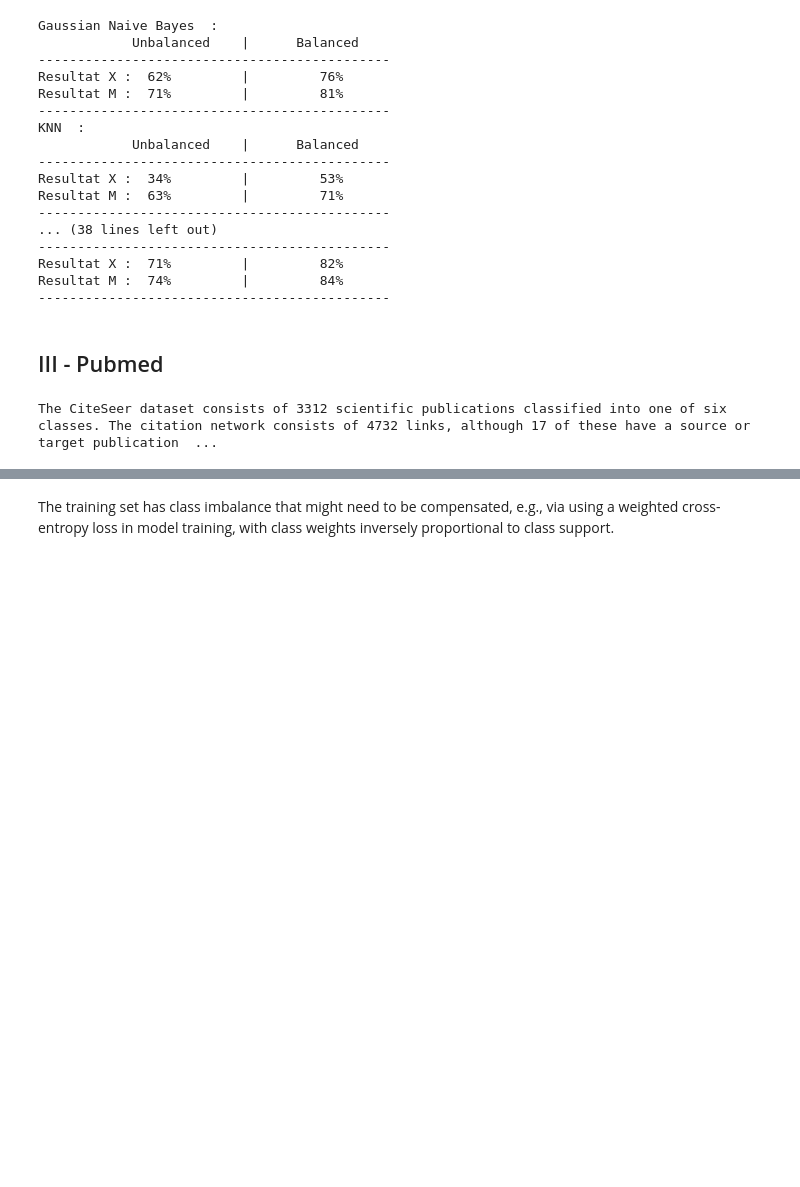
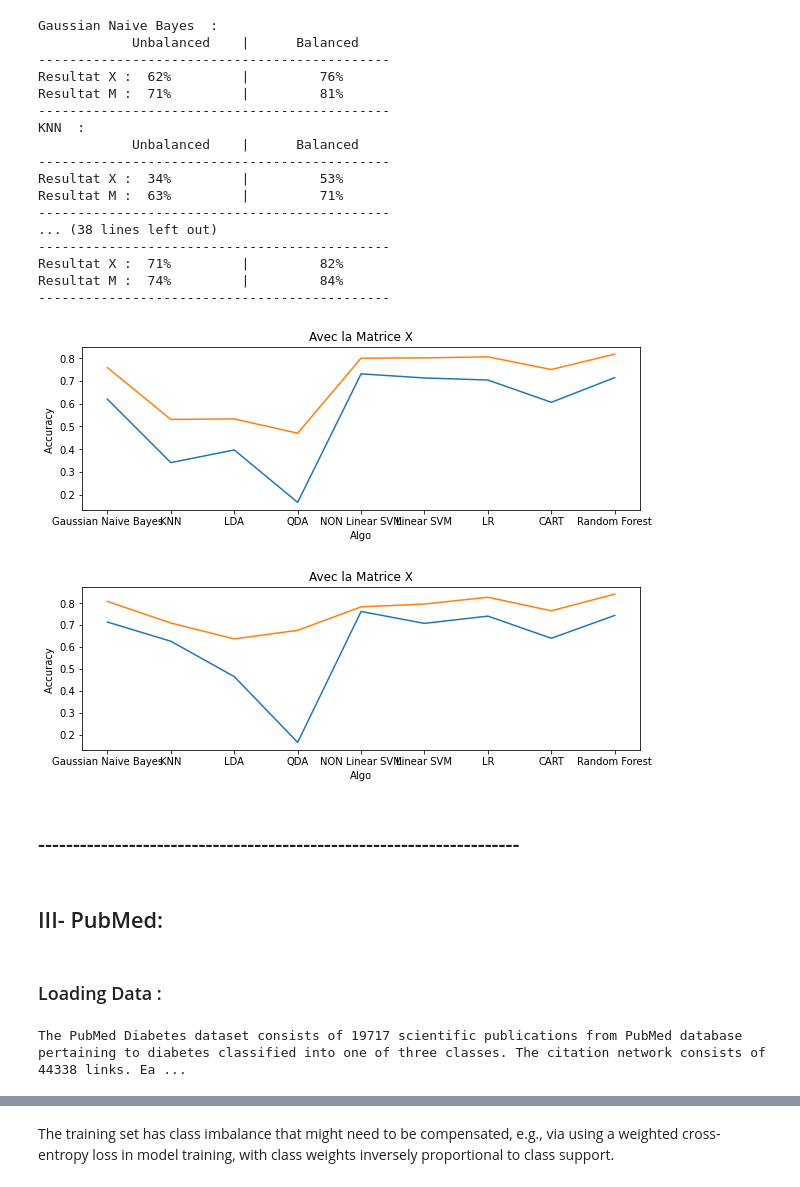
Before and after one commit to SeyfGoumeida/Supervised_Learning_Cora_Citeseed_PubMed, a Jupyter notebook: Projet_«_Apprentissage_supervisé_».ipynb, the cells around one changed output, grey strips where cells are left out. Cells and saved outputs as stored; diff of their text form; code cells hidden in the pictures; blank space fills up the shorter version.

```diff
--- a/Projet_«_Apprentissage_supervisé_».ipynb
+++ b/Projet_«_Apprentissage_supervisé_».ipynb
@@ -2401,13 +2415,32 @@ Resultat M :  63%         |         71%
 Resultat X :  71%         |         82%
 Resultat M :  74%         |         84%
 ---------------------------------------------
+# %%
+plt.title('Avec la Matrice X')
+plt.xlabel('Algo')
+plt.ylabel('Accuracy ')
+plt.plot(*zip(*resultat_1))
+plt.show()
+
+print()
+
+plt.title('Avec la Matrice X')
+plt.xlabel('Algo')
+plt.ylabel('Accuracy ')
+plt.plot(*zip(*resultat_2))
+plt.show()
+# %% [output]
+[figure, added]
+[figure, added]
+# %% [markdown]
+## ---------------------------------------------------------------------
 # %% [markdown]
-## III - Pubmed
+## III- PubMed:
+# %% [markdown]
+### Loading Data :
 # %%
-from stellargraph import datasets
-
-dataset = datasets.CiteSeer()
+dataset = datasets.PubMedDiabetes()
 display(HTML(dataset.description))
 G, node_subjects = dataset.load()
 # %% [output]
-The CiteSeer dataset consists of 3312 scientific publications classified into one of six classes. The citation network consists of 4732 links, although 17 of these have a source or target publication  ...
+The PubMed Diabetes dataset consists of 19717 scientific publications from PubMed database pertaining to diabetes classified into one of three classes. The citation network consists of 44338 links. Ea ...
```
Also changed, not shown: parts of 125 cells of this notebook.
